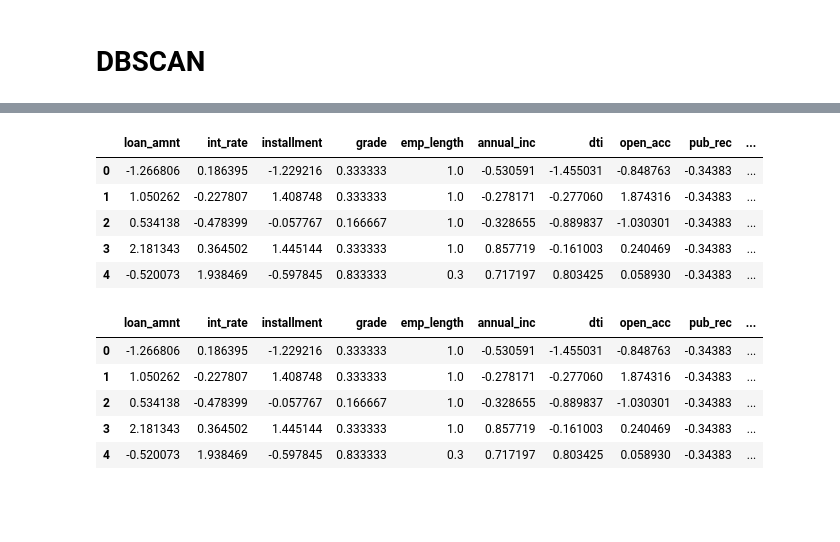
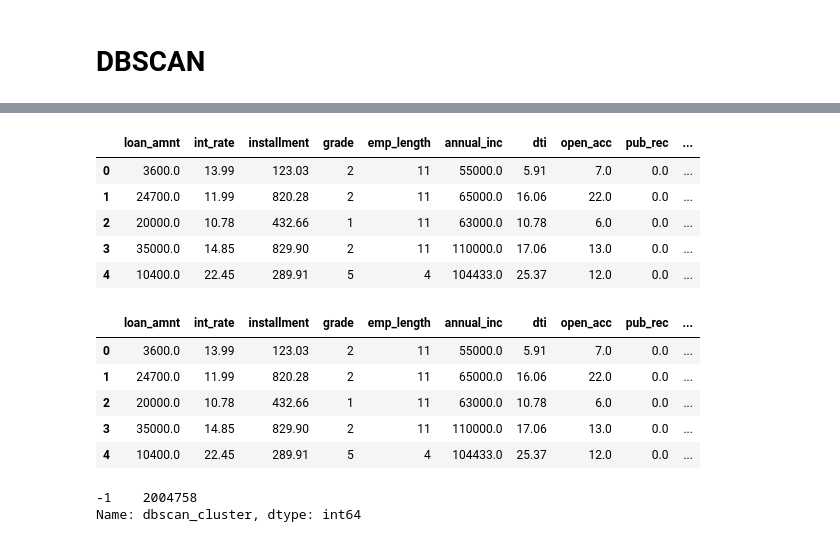
Before and after one commit to jiyoungeeeeeeeeeeeeeeeeeeeee/MLOps, a Jupyter notebook: feature_engineering.ipynb, the cells around one changed output, grey strips where cells are left out. Drawn from its saved outputs; the diff is of its cells as text; code cells hidden in the pictures; blank space fills up the shorter version.

```diff
--- a/feature_engineering.ipynb
+++ b/feature_engineering.ipynb
@@ -78,7 +210,7 @@ Length: 2044534, dtype: int64
 # %%
 import pandas as pd
 # %%
-df = pd.read_csv('./Multi_3_train.csv')
+df = pd.read_csv('./DBSCAN_7_Muti_train.csv')
 df
 # %% [output]
 |  | loan_amnt | int_rate | installment | grade | emp_length | annual_inc | loan_status | dti | open_acc | ... |
@@ -97,16 +249,16 @@ df
 # %%
 
-feature_names = ['loan_amnt' , 'int_rate','installment','grade','emp_length','annual_inc','dti','open_acc','pub_rec','revol_bal','revol_util','total_acc','collections_12_mths_ex_med','mort_acc','emp']
-df_db = pd.DataFrame(data = df, columns= feature_names)
+feature_names = ['loan_amnt' , 'int_rate','installment','grade','emp_length','annual_inc','dti','open_acc','pub_rec','revol_bal','revol_util','total_acc','collections_12_mths_ex_med','mort_acc','pub_rec_bankruptcies','cr_line_period','issue_d_period','emp']
+df_db = pd.DataFrame(data = df, columns = feature_names)
 df_db['loan_status'] = df['loan_status']
 df_db.head()
 # %% [output]
 |  | loan_amnt | int_rate | installment | grade | emp_length | annual_inc | dti | open_acc | pub_rec | ... |
-| 0 | -1.266806 | 0.186395 | -1.229216 | 0.333333 | 1.0 | -0.530591 | -1.455031 | -0.848763 | -0.34383 | ... |
-| 1 | 1.050262 | -0.227807 | 1.408748 | 0.333333 | 1.0 | -0.278171 | -0.277060 | 1.874316 | -0.34383 | ... |
-| 2 | 0.534138 | -0.478399 | -0.057767 | 0.166667 | 1.0 | -0.328655 | -0.889837 | -1.030301 | -0.34383 | ... |
-| 3 | 2.181343 | 0.364502 | 1.445144 | 0.333333 | 1.0 | 0.857719 | -0.161003 | 0.240469 | -0.34383 | ... |
-| 4 | -0.520073 | 1.938469 | -0.597845 | 0.833333 | 0.3 | 0.717197 | 0.803425 | 0.058930 | -0.34383 | ... |
+| 0 | 3600.0 | 13.99 | 123.03 | 2 | 11 | 55000.0 | 5.91 | 7.0 | 0.0 | ... |
+| 1 | 24700.0 | 11.99 | 820.28 | 2 | 11 | 65000.0 | 16.06 | 22.0 | 0.0 | ... |
+| 2 | 20000.0 | 10.78 | 432.66 | 1 | 11 | 63000.0 | 10.78 | 6.0 | 0.0 | ... |
+| 3 | 35000.0 | 14.85 | 829.90 | 2 | 11 | 110000.0 | 17.06 | 13.0 | 0.0 | ... |
+| 4 | 10400.0 | 22.45 | 289.91 | 5 | 4 | 104433.0 | 25.37 | 12.0 | 0.0 | ... |
 # %%
 from sklearn.cluster import DBSCAN
 
@@ -122,11 +274,11 @@ df_db['dbscan_cluster'] = dbscan_labels
 df_db.head(5)
 # %% [output]
 |  | loan_amnt | int_rate | installment | grade | emp_length | annual_inc | dti | open_acc | pub_rec | ... |
-| 0 | -1.266806 | 0.186395 | -1.229216 | 0.333333 | 1.0 | -0.530591 | -1.455031 | -0.848763 | -0.34383 | ... |
-| 1 | 1.050262 | -0.227807 | 1.408748 | 0.333333 | 1.0 | -0.278171 | -0.277060 | 1.874316 | -0.34383 | ... |
-| 2 | 0.534138 | -0.478399 | -0.057767 | 0.166667 | 1.0 | -0.328655 | -0.889837 | -1.030301 | -0.34383 | ... |
-| 3 | 2.181343 | 0.364502 | 1.445144 | 0.333333 | 1.0 | 0.857719 | -0.161003 | 0.240469 | -0.34383 | ... |
-| 4 | -0.520073 | 1.938469 | -0.597845 | 0.833333 | 0.3 | 0.717197 | 0.803425 | 0.058930 | -0.34383 | ... |
+| 0 | 3600.0 | 13.99 | 123.03 | 2 | 11 | 55000.0 | 5.91 | 7.0 | 0.0 | ... |
+| 1 | 24700.0 | 11.99 | 820.28 | 2 | 11 | 65000.0 | 16.06 | 22.0 | 0.0 | ... |
+| 2 | 20000.0 | 10.78 | 432.66 | 1 | 11 | 63000.0 | 10.78 | 6.0 | 0.0 | ... |
+| 3 | 35000.0 | 14.85 | 829.90 | 2 | 11 | 110000.0 | 17.06 | 13.0 | 0.0 | ... |
+| 4 | 10400.0 | 22.45 | 289.91 | 5 | 4 | 104433.0 | 25.37 | 12.0 | 0.0 | ... |
 # %%
 df['dbscan_cluster'] = dbscan_labels
 # %%
@@ -162,3 +314,8 @@ def visualize_cluster_plot(clusterobj, dataframe, label_name, iscenter=True):
 
     plt.legend(loc=legend_loc)
     plt.show()
+# %%
+df_db['dbscan_cluster'].value_counts()
+# %% [output]
+-1    2004758
+Name: dbscan_cluster, dtype: int64
```
Also changed, not shown: parts of 28 cells of this notebook.
